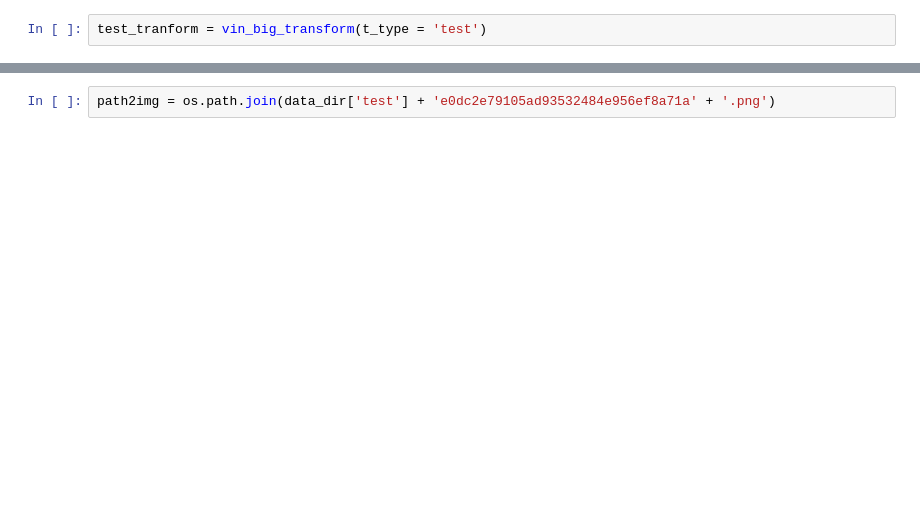
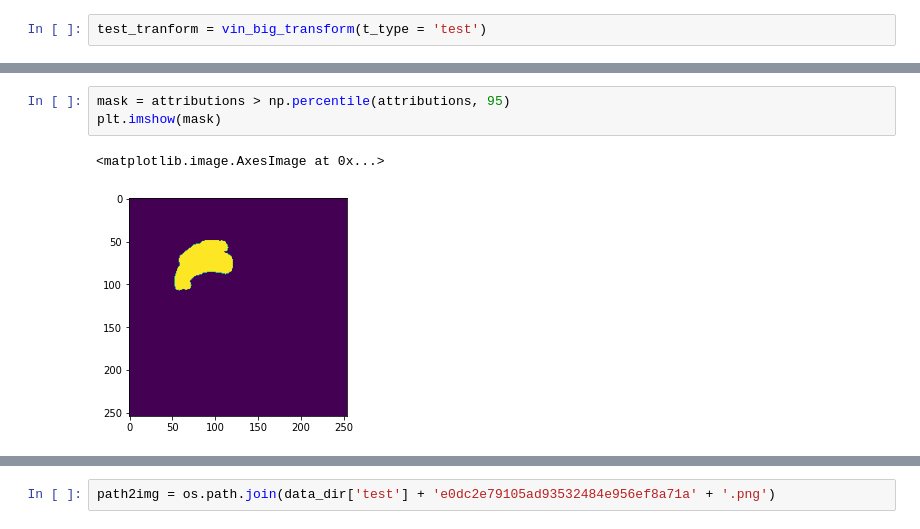
Before and after one commit to akansh12/Vin-ChestXR-Abnormality-detection, a Jupyter notebook: Notebooks/inference.ipynb, the cells around one changed output, grey strips where cells are left out. Saved outputs shown, nothing was run; the diff lists cells and outputs as text; blank space fills up the shorter version.

```diff
--- a/Notebooks/inference.ipynb
+++ b/Notebooks/inference.ipynb
@@ -37,0 +118,6 @@ local_model = local_model("/scratch/scratch6/akansh12/DeepEXrays/local_label/0.8
+# %%
+mask = attributions > np.percentile(attributions, 95)
+plt.imshow(mask)
+# %% [output]
+<matplotlib.image.AxesImage at 0x...>
+[figure, added]
```
Also changed, not shown: parts of 45 cells of this notebook, 4 other files.
